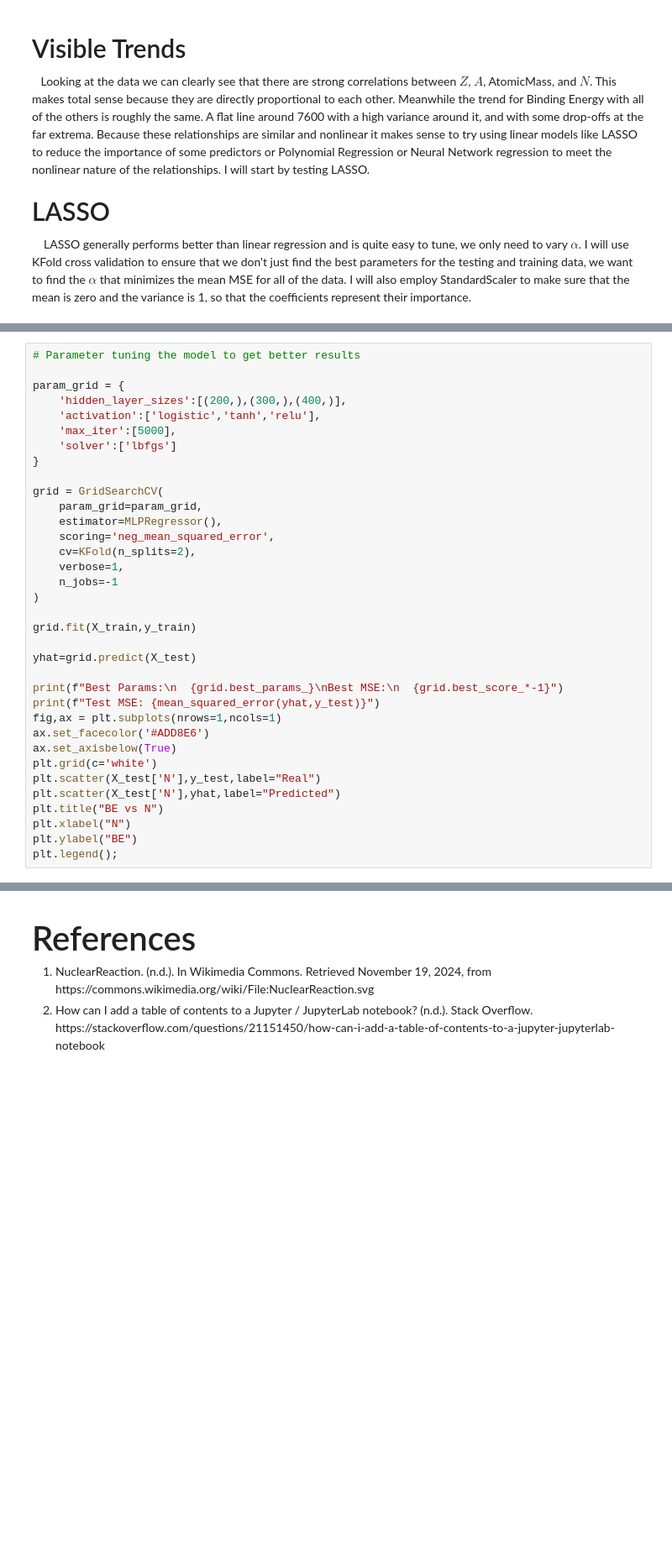
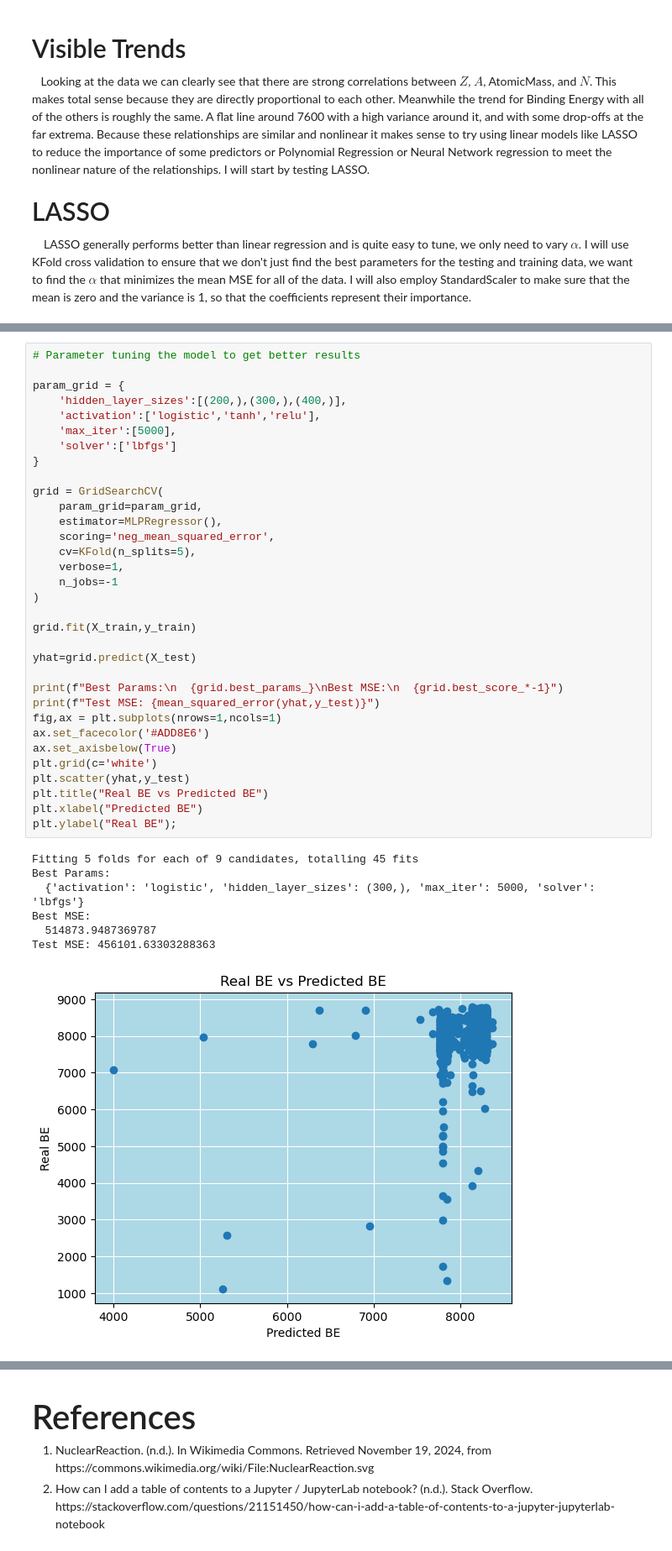
Before and after one commit to dobsonco/CMSE381_HO, a Jupyter notebook: Project.ipynb, the cells around one changed output, grey strips where cells are left out. Shown at 84% size. Saved outputs shown, nothing was run; the diff lists cells and outputs as text; blank space fills up the shorter version.

```diff
--- a/Project.ipynb
+++ b/Project.ipynb
@@ -489,38 +661,44 @@ plt.legend();
 # %%
 # Parameter tuning the model to get better results
 
 param_grid = {
     'hidden_layer_sizes':[(200,),(300,),(400,)],
     'activation':['logistic','tanh','relu'],
     'max_iter':[5000],
     'solver':['lbfgs']
 }
 
 grid = GridSearchCV(
     param_grid=param_grid,
     estimator=MLPRegressor(),
     scoring='neg_mean_squared_error',
-    cv=KFold(n_splits=2),
+    cv=KFold(n_splits=5),
     verbose=1,
     n_jobs=-1
 )
 
 grid.fit(X_train,y_train)
 
 yhat=grid.predict(X_test)
 
 print(f"Best Params:\n  {grid.best_params_}\nBest MSE:\n  {grid.best_score_*-1}")
 print(f"Test MSE: {mean_squared_error(yhat,y_test)}")
 fig,ax = plt.subplots(nrows=1,ncols=1)
 ax.set_facecolor('#ADD8E6')
 ax.set_axisbelow(True)
 plt.grid(c='white')
-plt.scatter(X_test['N'],y_test,label="Real")
-plt.scatter(X_test['N'],yhat,label="Predicted")
-plt.title("BE vs N")
-plt.xlabel("N")
-plt.ylabel("BE")
-plt.legend();
+plt.scatter(yhat,y_test)
+plt.title("Real BE vs Predicted BE")
+plt.xlabel("Predicted BE")
+plt.ylabel("Real BE");
+# %% [output]
+Fitting 5 folds for each of 9 candidates, totalling 45 fits
+Best Params:
+  {'activation': 'logistic', 'hidden_layer_sizes': (300,), 'max_iter': 5000, 'solver': 'lbfgs'}
+Best MSE:
+  514873.9487369787
+Test MSE: 456101.63303288363
+[figure, added]
 # %% [markdown]
 <h2 style='font-size:30px'> Neural Network Regression Results </h2><a id="nn_results"></a>
 
```
Also changed, not shown: parts of 40 cells of this notebook.
